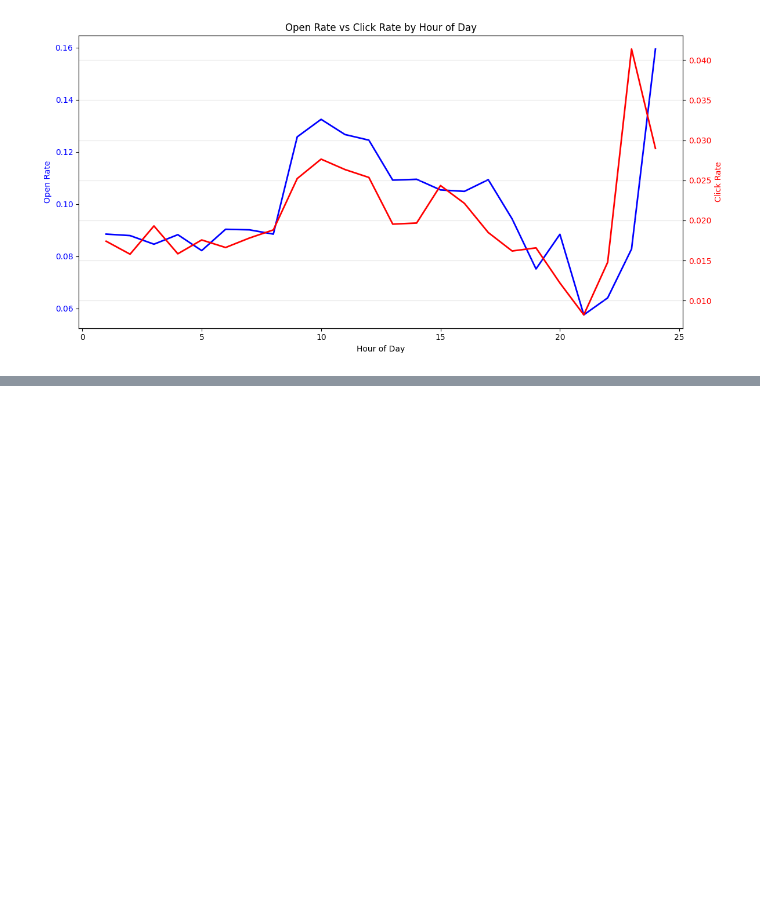
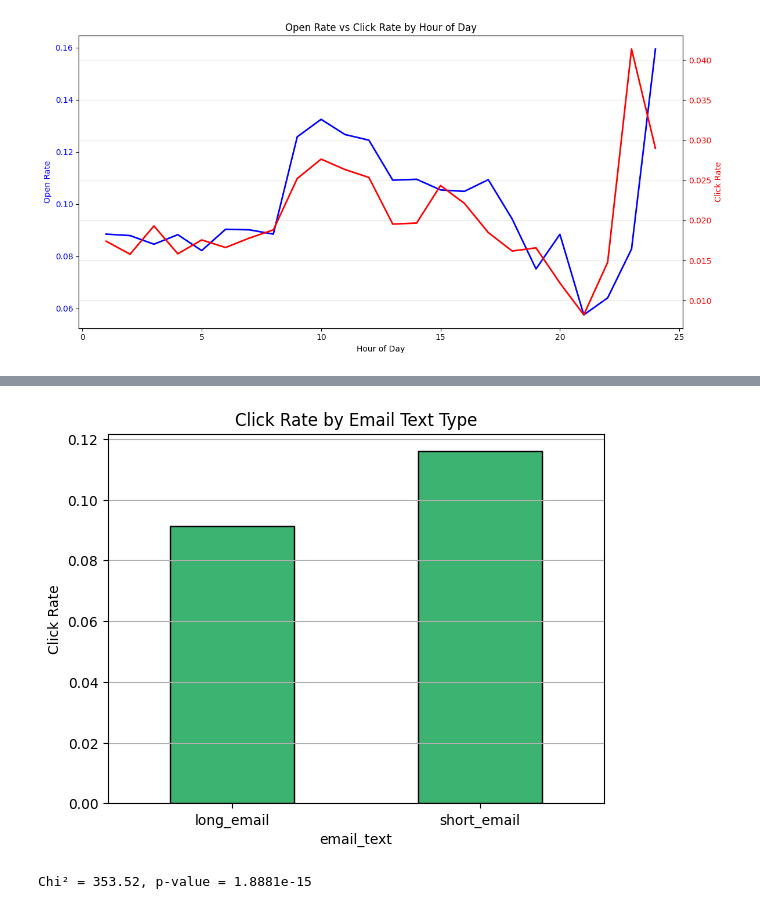
Before and after one commit to kokilagaurav/Email_marketing, a Jupyter notebook: notebook.ipynb, the cells around one changed output, grey strips where cells are left out. Saved outputs shown, nothing was run; the diff lists cells and outputs as text; code cells hidden in the pictures; blank space fills up the shorter version.

```diff
--- a/notebook.ipynb
+++ b/notebook.ipynb
@@ -351,0 +440,15 @@ plt.show()
+# %%
+new_df.groupby('email_text')['opened'].mean().plot(kind='bar', color='mediumseagreen', edgecolor='black')
+plt.title("Click Rate by Email Text Type")
+plt.ylabel("Click Rate")
+plt.xticks(rotation=0)
+plt.grid(axis='y')
+plt.show()
+# %% [output]
+[figure, added]
+# %%
+contingency_table_hour_day = pd.crosstab([new_df['hour'], new_df['weekday']], new_df['clicked'])
+chi2, p, dof, expected = chi2_contingency(contingency_table_hour_day)
+print(f"Chi² = {chi2:.2f}, p-value = {p:.4e}")
+# %% [output]
+Chi² = 353.52, p-value = 1.8881e-15
```
Also changed, not shown: parts of 24 cells of this notebook.
